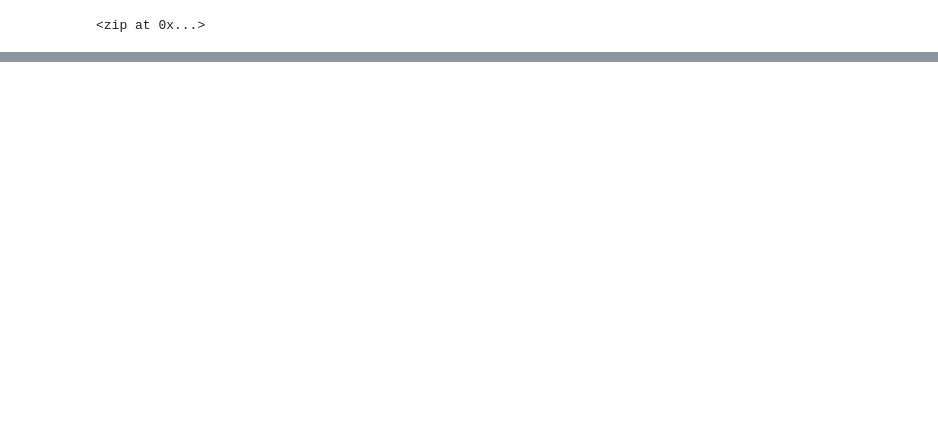
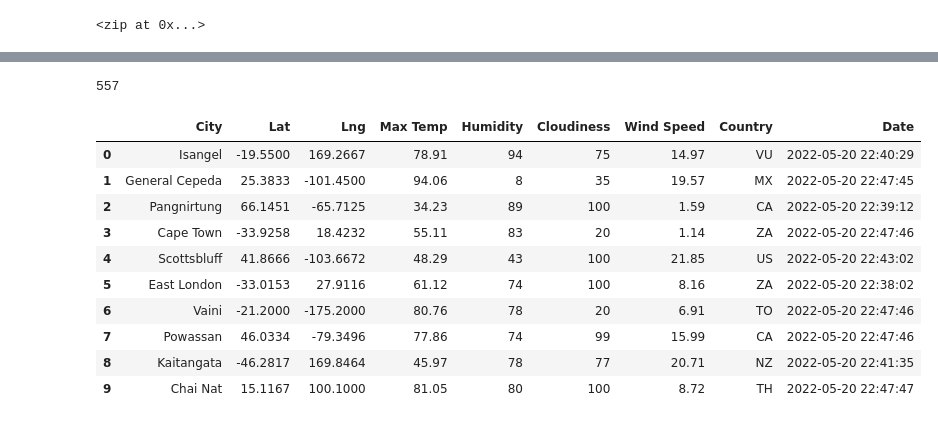
Before and after one commit to wjnicholson87/World_Weather_Analysis, a Jupyter notebook: WeatherPy.ipynb, the cells around one changed output, grey strips where cells are left out. Cells and saved outputs as stored; diff of their text form; code cells hidden in the pictures; blank space fills up the shorter version.

```diff
--- a/WeatherPy.ipynb
+++ b/WeatherPy.ipynb
@@ -54,0 +63,3 @@ len(cities)
+# %%
+# Starting URL for Weather Map API Call.
+url = "http://api.openweathermap.org/data/2.5/weather?units=Imperial&APPID=" + weather_api_key
@@ -54,0 +152,20 @@ len(cities)
+# %%
+len(city_data)
+# %% [output]
+557
+# %%
+# Convert the array of dictionaries to a Pandas DataFrame.
+city_data_df = pd.DataFrame(city_data)
+city_data_df.head(10)
+# %% [output]
+|  | City | Lat | Lng | Max Temp | Humidity | Cloudiness | Wind Speed | Country | Date |
+| 0 | Isangel | -19.5500 | 169.2667 | 78.91 | 94 | 75 | 14.97 | VU | 2022-05-20 22:40:29 |
+| 1 | General Cepeda | 25.3833 | -101.4500 | 94.06 | 8 | 35 | 19.57 | MX | 2022-05-20 22:47:45 |
+| 2 | Pangnirtung | 66.1451 | -65.7125 | 34.23 | 89 | 100 | 1.59 | CA | 2022-05-20 22:39:12 |
+| 3 | Cape Town | -33.9258 | 18.4232 | 55.11 | 83 | 20 | 1.14 | ZA | 2022-05-20 22:47:46 |
+| 4 | Scottsbluff | 41.8666 | -103.6672 | 48.29 | 43 | 100 | 21.85 | US | 2022-05-20 22:43:02 |
+| 5 | East London | -33.0153 | 27.9116 | 61.12 | 74 | 100 | 8.16 | ZA | 2022-05-20 22:38:02 |
+| 6 | Vaini | -21.2000 | -175.2000 | 80.76 | 78 | 20 | 6.91 | TO | 2022-05-20 22:47:46 |
+| 7 | Powassan | 46.0334 | -79.3496 | 77.86 | 74 | 99 | 15.99 | CA | 2022-05-20 22:47:46 |
+| 8 | Kaitangata | -46.2817 | 169.8464 | 45.97 | 78 | 77 | 20.71 | NZ | 2022-05-20 22:41:35 |
+| 9 | Chai Nat | 15.1167 | 100.1000 | 81.05 | 80 | 100 | 8.72 | TH | 2022-05-20 22:47:47 |
```
Also changed, not shown: parts of 10 cells of this notebook, 2 other files.
